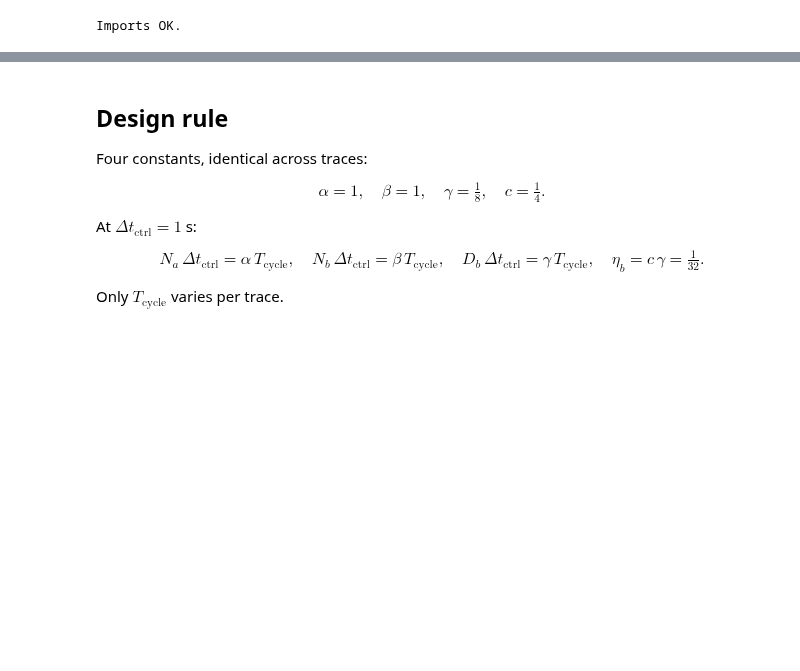
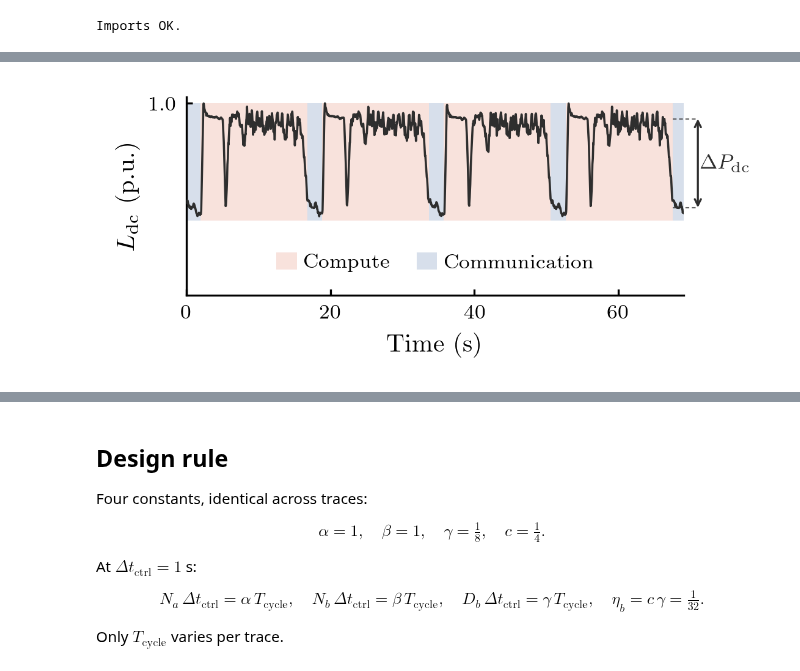
Before and after one commit to yan-mingyuan/switchref, a Jupyter notebook: main.ipynb, the cells around one changed output, grey strips where cells are left out. Cells and saved outputs as stored; diff of their text form; code cells hidden in the pictures; blank space fills up the shorter version.

Commit message:
Add Section III motivation figures (Fig 1, Fig 2) to reproduction notebook

```diff
--- a/main.ipynb
+++ b/main.ipynb
@@ -43,0 +53,89 @@ Imports OK.
+# %%
+from matplotlib.patches import Rectangle, Patch
+
+plt.rcParams.update({
+    'text.usetex': True,
+    'text.latex.preamble': r'\usepackage{amsmath}\usepackage{bm}',
+    'font.family': 'serif',
+})
+
+df = pd.read_csv(TRACE_DIR / 'dgx_h100_choukse.csv')
+t0 = df['time_s'].iloc[0]
+t_sys = df['time_s'] - t0
+p_sys = df['gpu_power_norm']
+sl = slice(307, 1700)
+t_plot = t_sys[sl].to_numpy(); t_plot = t_plot - t_plot[0]
+p_plot = p_sys[sl].to_numpy() / float(p_sys[sl].max())
+
+WARM_RED, COOL_BLUE, P_COLOR = '#E89F8C', '#7B98BD', '0.18'
+WARM_A, COOL_A = 0.30, 0.30
+
+fig, ax = plt.subplots(figsize=(3.5, 1.40), dpi=300)
+
+# Phase shading: smooth the trace, threshold at the mid-level, and bracket each
+# above/below run as a compute / communication band.
+window_n = 30
+p_smooth = np.convolve(p_plot, np.ones(window_n) / window_n, mode='same')
+above = p_smooth > 0.5
+trans_idx = np.where(np.diff(above.astype(np.int8)) != 0)[0] + 1
+
+compute_periods, comm_periods = [], []
+state = bool(above[0]); prev = 0
+for idx in trans_idx:
+    period = (float(t_plot[prev]), float(t_plot[idx]))
+    (compute_periods if state else comm_periods).append(period)
+    state = not state; prev = idx
+final = (float(t_plot[prev]), float(t_plot[-1]))
+(compute_periods if state else comm_periods).append(final)
+
+ax.set_ylim(-0.25, 1.04)
+ymin_data, ymax_data = float(p_plot.min()), float(p_plot.max())
+shade_low = ymin_data - 0.04 * (ymax_data - ymin_data)
+shade_h = 1.0 - shade_low
+for a, b in compute_periods:
+    ax.add_patch(Rectangle((a, shade_low), b - a, shade_h,
+                           facecolor=WARM_RED, alpha=WARM_A, lw=0, zorder=1))
+for a, b in comm_periods:
+    ax.add_patch(Rectangle((a, shade_low), b - a, shade_h,
+                           facecolor=COOL_BLUE, alpha=COOL_A, lw=0, zorder=1))
+ax.plot(t_plot, p_plot, color=P_COLOR, lw=0.85, zorder=3)
+
+# Delta P bracket on the last compute -> communication transition.
+_fall_idx = np.where(np.diff(above.astype(np.int8)) < 0)[0]
+if len(_fall_idx) >= 2:
+    t_trans = float(t_plot[_fall_idx[-1] + 1]); fi = _fall_idx[-1]
+    pre_idx = max(0, fi - 20); post_idx = min(len(p_plot) - 1, fi + 20)
+    y_high = float(p_plot[pre_idx]); y_low = float(p_plot[post_idx])
+    x_arrow = float(t_plot[-1]) + 2.0
+    ax.plot([t_trans, x_arrow], [y_high, y_high], color=P_COLOR, lw=0.5,
+            ls=(0, (3, 2)), alpha=0.75, zorder=2.5, clip_on=False)
+    ax.plot([t_trans, x_arrow], [y_low, y_low], color=P_COLOR, lw=0.5,
+            ls=(0, (3, 2)), alpha=0.75, zorder=2.5, clip_on=False)
+    ax.annotate('', xy=(x_arrow, y_high), xytext=(x_arrow, y_low),
+                arrowprops=dict(arrowstyle='<->', color=P_COLOR, lw=0.8,
+                                shrinkA=0, shrinkB=0, mutation_scale=6),
+                annotation_clip=False)
+    ax.text(x_arrow + 0.3, 0.5 * (y_high + y_low), r'$\Delta P_{\mathrm{dc}}$',
+            color=P_COLOR, ha='left', va='center', fontsize=8,
+            fontstyle='italic', zorder=10, clip_on=False)
+
+ax.set_yticks([1.0]); ax.set_yticklabels(['1.0'], fontsize=8)
+handles = [Patch(facecolor=WARM_RED, alpha=WARM_A, lw=0, label='Compute'),
+           Patch(facecolor=COOL_BLUE, alpha=COOL_A, lw=0, label='Communication')]
+leg = ax.legend(handles=handles, loc='lower center', bbox_to_anchor=(0.5, 0.06),
+                frameon=False, fontsize=8, handlelength=1.0, handleheight=0.9,
+                handletextpad=0.35, ncol=2, columnspacing=1.3, borderaxespad=0.15)
+for txt in leg.get_texts():
+    txt.set_fontstyle('italic')
+ax.set_xlabel('Time (s)', fontsize=10)
+ax.set_ylabel(r'$L_\text{dc}$ (p.u.)', fontsize=10)
+ax.tick_params(labelsize=8, direction='in', length=2.5, width=0.8)
+ax.spines[['top', 'right']].set_visible(False)
+ax.set_xticks(np.arange(0, float(t_plot[-1]) + 1, 20))
+ax.set_xlim(float(t_plot[0]), float(t_plot[-1]))
+
+out_fig1 = FIG_DIR / 'fig1_raw_train_power.pdf'
+plt.savefig(out_fig1, format='pdf', bbox_inches='tight', pad_inches=0.02)
+print('-> figures/fig1_raw_train_power.pdf')
+plt.show()
+# %% [output]
@@ -43,0 +143 @@ Imports OK.
+[figure, added]
```
Also changed, not shown: parts of 7 cells of this notebook, 5 other files.
